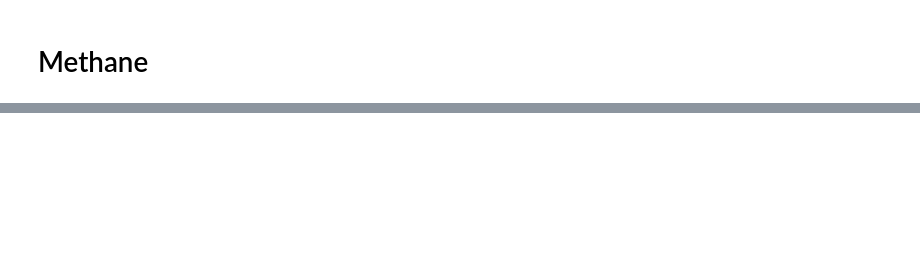
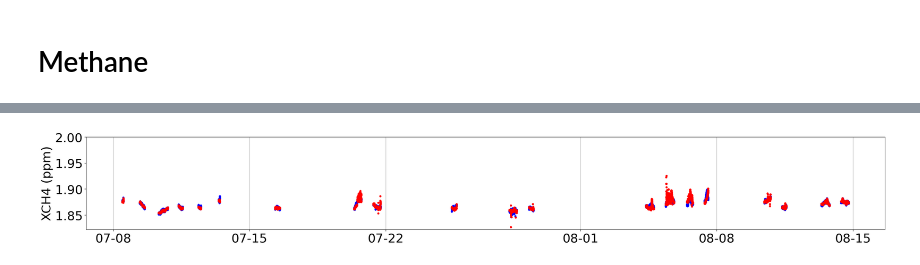
Before and after one commit to agmeyer4/Atmos_Column, a Jupyter notebook: atmos_column/ipynbs/oct2023_oco_presentation.ipynb, the cells around one changed output, grey strips where cells are left out. Cells and saved outputs as stored; diff of their text form; code cells hidden in the pictures; blank space fills up the shorter version.

```diff
--- a/atmos_column/ipynbs/oct2023_oco_presentation.ipynb
+++ b/atmos_column/ipynbs/oct2023_oco_presentation.ipynb
@@ -1451,0 +1451,26 @@ KeyError: 'xco2(ppm)'
+# %%
+fig_id = 'ua_ha_all_ts_corrected_ch4_squished'
+
+fig,ax = plt.subplots(figsize = (30,3.5))
+labsize = 26
+marker_size = 12
+
+#xlims = [pd.to_datetime('2023-07-10 08:00:00').tz_localize('US/Mountain'),pd.to_datetime('2023-07-11 18:00:00').tz_localize('US/Mountain')]
+
+ax.scatter(merged_df.index,merged_df['xch4(ppm)_tcconcorr_ha'],color = 'blue',s=marker_size)
+ax.scatter(merged_df.index,merged_df['xch4(ppm)_tcconcorr_ua'],color = 'red',s=marker_size)
+
+ax.tick_params(labelsize = labsize)
+ax.set_ylabel('XCH4 (ppm)',size = labsize)
+ax.set_yticks([1.85,1.90,1.95,2.0])
+
+ax.xaxis.grid(True)
+
+ax.xaxis.set_major_formatter(mdates.DateFormatter('%m-%d', tz = merged_df.index.tz))
+#plt.gcf().autofmt_xdate()
+plt.show()
+
+fig_name = f'{fig_id}.png'
+fig.savefig(os.path.join(figures_path,fig_name),dpi=500)
+# %% [output]
+[figure, added]
```
Also changed, not shown: parts of 22 cells of this notebook, 7 other files.
